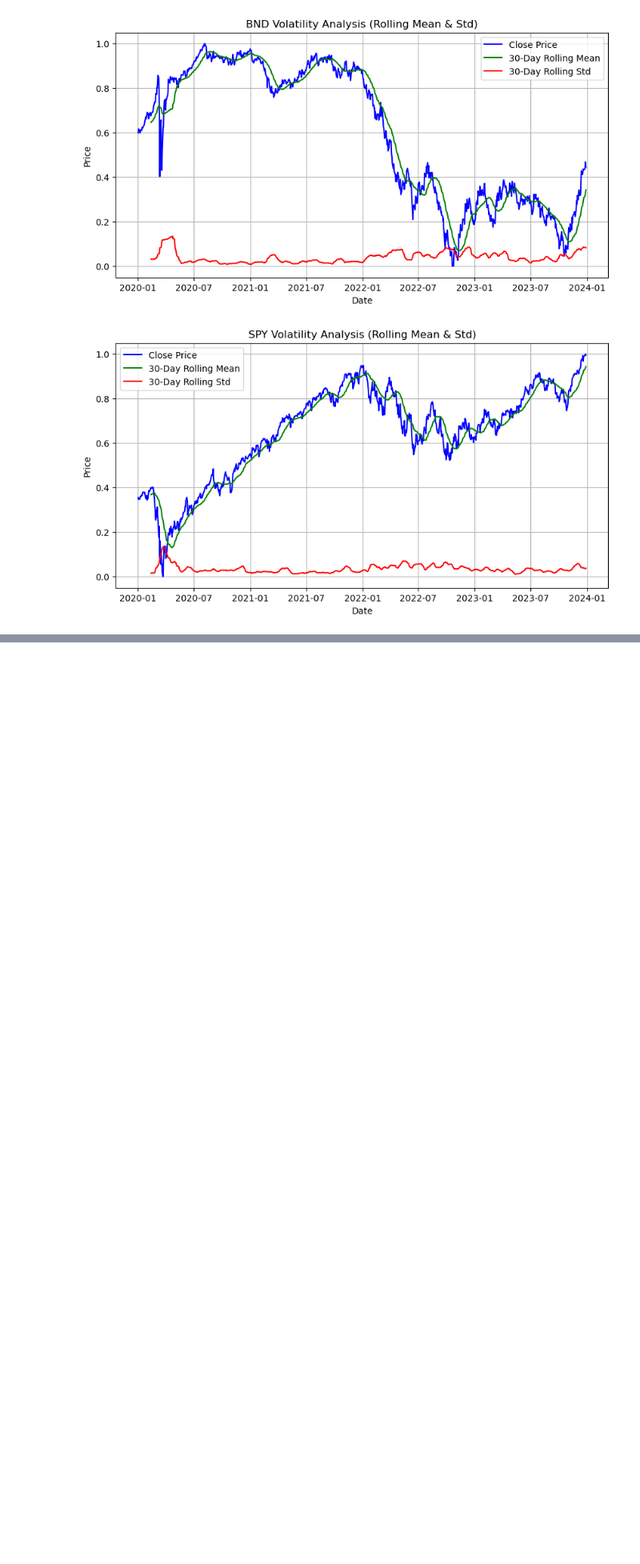
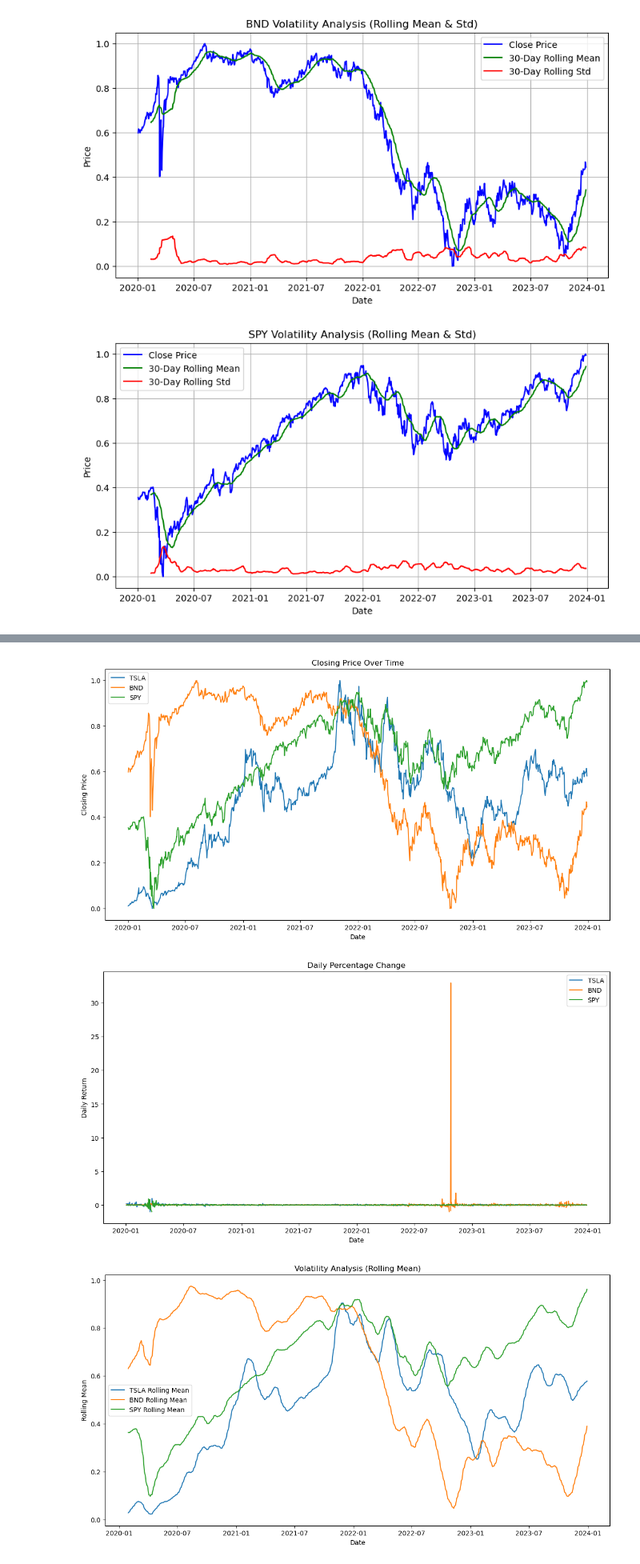
Before and after one commit to Tsegaye16/Investment-portfolio-forecasting, a Jupyter notebook: notebooks/data_processing.ipynb, the cells around one changed output, grey strips where cells are left out. Shown at 80% size. Drawn from its saved outputs; the diff is of its cells as text; code cells hidden in the pictures; blank space fills up the shorter version.

Commit message:
visualizing more about each data

```diff
--- a/notebooks/data_processing.ipynb
+++ b/notebooks/data_processing.ipynb
@@ -204 +204,7 @@ Outliers for SPY:
 55 2020-03-23  0.000000 -3.167594
+# %%
+visualize_All_in_one(data_frames)
+# %% [output]
+[figure, added]
+[figure, added]
+[figure, added]
```
Also changed, not shown: parts of 9 cells of this notebook, 3 other files.
